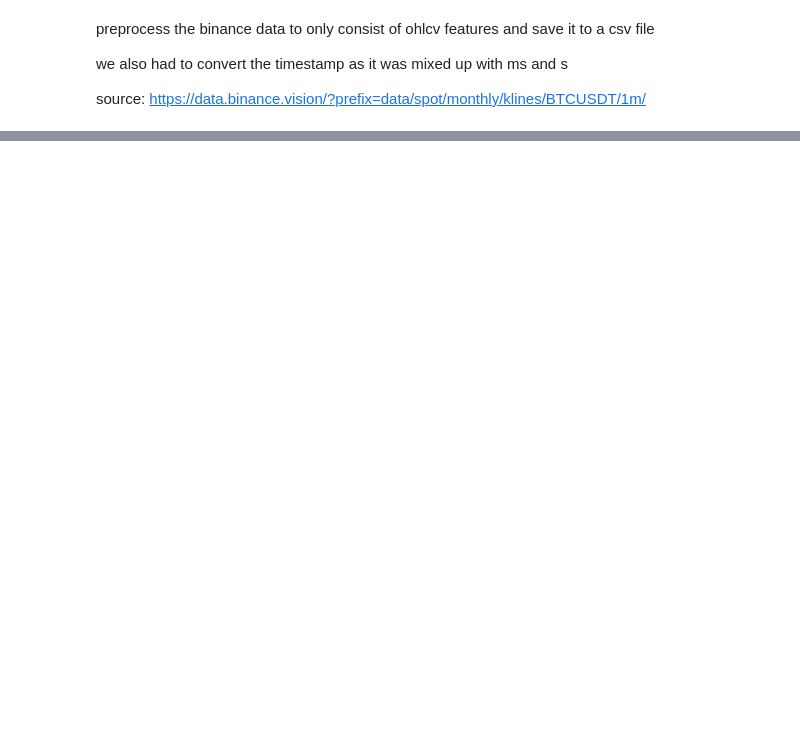
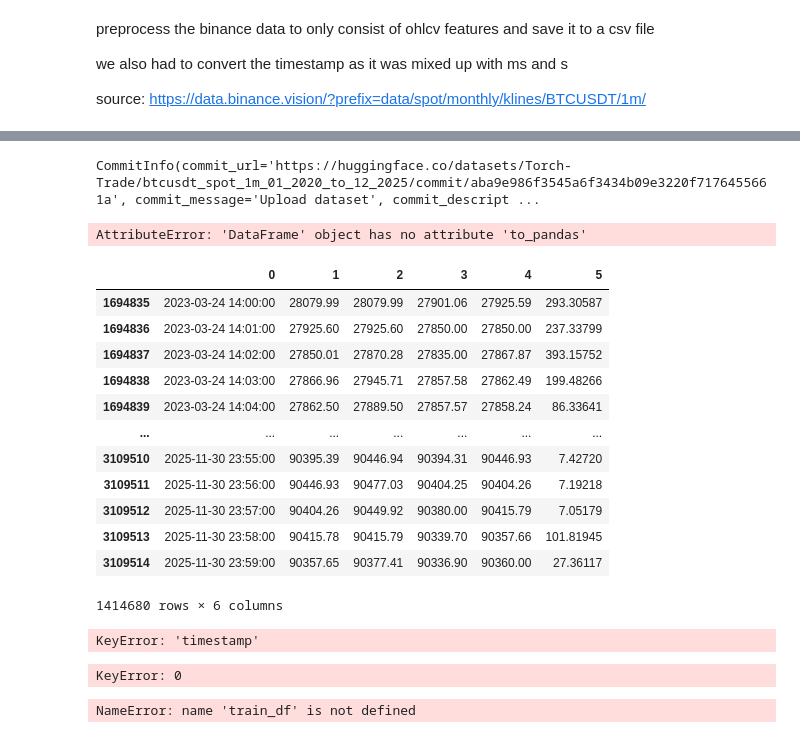
Before and after one commit to TorchTrade/torchtrade, a Jupyter notebook: data_preprocessing.ipynb, the cells around one changed output, grey strips where cells are left out. Cells and saved outputs as stored; diff of their text form; code cells hidden in the pictures; blank space fills up the shorter version.

```diff
--- a/data_preprocessing.ipynb
+++ b/data_preprocessing.ipynb
@@ -77,0 +104,71 @@ full_df.to_csv("./btcusdt_spot_1m_12_2024_to_09_2025.csv", index=False)
+# %%
+dataset.push_to_hub("Torch-Trade/btcusdt_spot_1m_01_2020_to_12_2025")
+# %% [output]
+CommitInfo(commit_url='https://huggingface.co/datasets/Torch-Trade/btcusdt_spot_1m_01_2020_to_12_2025/commit/aba9e986f3545a6f3434b09e3220f7176455661a', commit_message='Upload dataset', commit_descript ...
+# %%
+compare = datasets.load_dataset("Torch-Trade/btcusdt_spot_1m_01_2020_to_12_2025")["train"]
+# %%
+df = compare.to_pandas()
+# %% [output]
+AttributeError: 'DataFrame' object has no attribute 'to_pandas'
+# %%
+df
+# %% [output]
+|  | 0 | 1 | 2 | 3 | 4 | 5 |
+| 1694835 | 2023-03-24 14:00:00 | 28079.99 | 28079.99 | 27901.06 | 27925.59 | 293.30587 |
+| 1694836 | 2023-03-24 14:01:00 | 27925.60 | 27925.60 | 27850.00 | 27850.00 | 237.33799 |
+| 1694837 | 2023-03-24 14:02:00 | 27850.01 | 27870.28 | 27835.00 | 27867.87 | 393.15752 |
+| 1694838 | 2023-03-24 14:03:00 | 27866.96 | 27945.71 | 27857.58 | 27862.49 | 199.48266 |
+| 1694839 | 2023-03-24 14:04:00 | 27862.50 | 27889.50 | 27857.57 | 27858.24 | 86.33641 |
+| ... | ... | ... | ... | ... | ... | ... |
+| 3109510 | 2025-11-30 23:55:00 | 90395.39 | 90446.94 | 90394.31 | 90446.93 | 7.42720 |
+| 3109511 | 2025-11-30 23:56:00 | 90446.93 | 90477.03 | 90404.25 | 90404.26 | 7.19218 |
+| 3109512 | 2025-11-30 23:57:00 | 90404.26 | 90449.92 | 90380.00 | 90415.79 | 7.05179 |
+| 3109513 | 2025-11-30 23:58:00 | 90415.78 | 90415.79 | 90339.70 | 90357.66 | 101.81945 |
+| 3109514 | 2025-11-30 23:59:00 | 90357.65 | 90377.41 | 90336.90 | 90360.00 | 27.36117 |
+1414680 rows × 6 columns
+# %%
+df = df.rename(columns={'0': 'timestamp', '1': 'open', '2': 'high', '3': 'low', '4': 'close', '5': 'volume'})
+
+# Convert timestamp to datetime
+df['timestamp'] = pd.to_datetime(df['timestamp'])
+
+# Convert price/volume columns to numeric (if not already)
+df[['open', 'high', 'low', 'close', 'volume']] = df[['open', 'high', 'low', 'close', 'volume']].apply(pd.to_numeric, errors='coerce')
+
+# Sort by timestamp
+df = df.sort_values('timestamp').reset_index(drop=True)
+
+# Compute time differences in minutes
+df['delta_min'] = df['timestamp'].diff().dt.total_seconds() / 60
+
+# Find gaps where delta > 1 (ignoring the first NaN)
+gaps = df[df['delta_min'] > 1].copy()
+if not gaps.empty:
+    gaps['previous_timestamp'] = gaps['timestamp'].shift(1)
+    gaps['gap_start'] = gaps['previous_timestamp']
+    gaps['gap_end'] = gaps['timestamp']
+    gaps['gap_size_min'] = gaps['delta_min'] - 1
+    print("Gaps found:")
+    print(gaps[['gap_start', 'gap_end', 'gap_size_min']])
+else:
+    print("No gaps found - all timestamps are consecutive by 1 minute.")
+
+# Overall summary
+start_ts = df['timestamp'].min()
+end_ts = df['timestamp'].max()
+expected_rows = int((end_ts - start_ts).total_seconds() / 60) + 1
+actual_rows = len(df)
+missing_count = expected_rows - actual_rows
+print(f"Start: {start_ts}")
+print(f"End: {end_ts}")
+print(f"Actual rows: {actual_rows}")
+print(f"Expected rows for consecutive 1-min intervals: {expected_rows}")
+print(f"Total missing entries: {missing_count}")
+# %% [output]
+KeyError: 'timestamp'
+# %%
+train_df = df[df[0] < "2025-01-01"]
+test_df  = df[df[0] >= "2025-01-01"]
+# %% [output]
+KeyError: 0
@@ -77,0 +178,4 @@ full_df.to_csv("./btcusdt_spot_1m_12_2024_to_09_2025.csv", index=False)
+# %%
+train_df
+# %% [output]
+NameError: name 'train_df' is not defined
```
Also changed, not shown: parts of 11 cells of this notebook.
